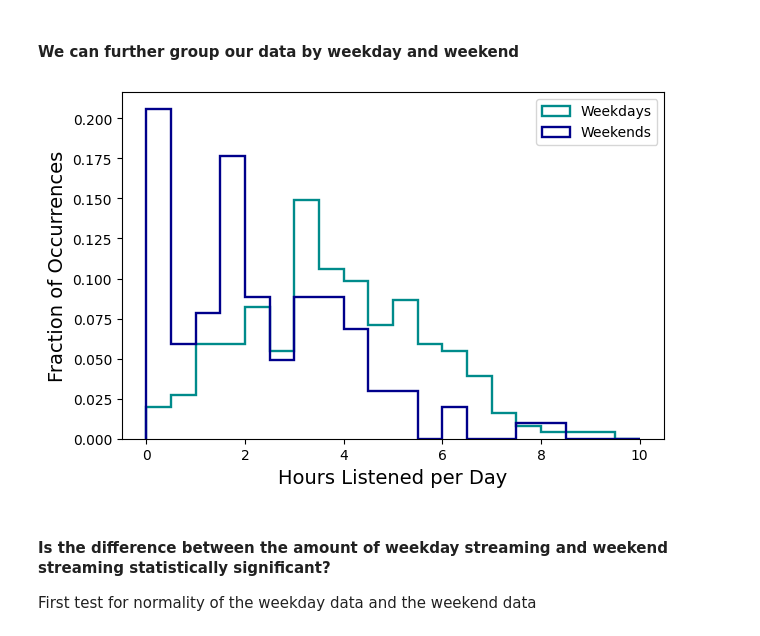
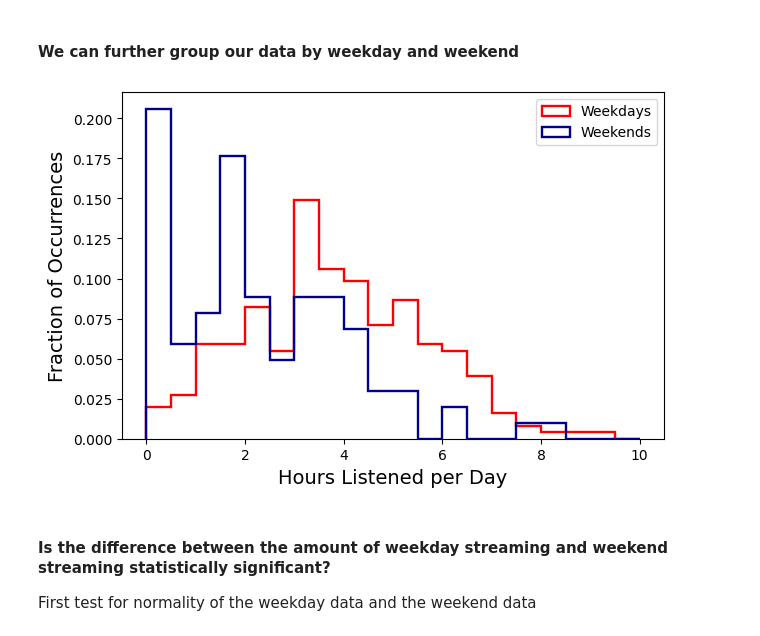
Before and after one commit to JohnMcGrane/Spotify-Analysis, a Jupyter notebook: SPOTIFY.ipynb, the cells around one changed output. Cells and saved outputs as stored; diff of their text form; code cells hidden in the pictures.

```diff
--- a/SPOTIFY.ipynb
+++ b/SPOTIFY.ipynb
@@ -210,18 +265,18 @@ plt.show()
 # %%
 weekends = np.concatenate((weeks[0],weeks[6]))
 weekdays = weeks[1:6].flatten()
 wks = np.ones_like(weekdays)/float(len(weekdays))
 wkds = np.ones_like(weekends)/float(len(weekends))
 plt.style.use('default')
 fig, ax = plt.subplots(figsize=(7,4.5))
-plt.hist(weekdays,bins=20,range=(0,10),color = 'darkcyan',histtype = 'step',label = "Weekdays",weights=wks,linewidth=1.7,bottom = 0.0001)
+plt.hist(weekdays,bins=20,range=(0,10),color = 'red',histtype = 'step',label = "Weekdays",weights=wks,linewidth=1.7,bottom = 0.0001)
 plt.hist(weekends,bins=20,range=(0,10),color = 'darkblue',histtype = 'step',label = "Weekends",weights=wkds,linewidth=1.7,bottom = 0.0001)
 plt.xlabel("Hours Listened per Day",fontsize=14)
 plt.ylabel('Fraction of Occurrences',fontsize=14)
 plt.legend()
 plt.show()
 # %% [output]
-[figure, old version]
+[figure, new version]
 # %% [markdown]
 #### Is the difference between the amount of weekday streaming and weekend streaming statistically significant?
 First test for normality of the weekday data and the weekend data
```
Also changed, not shown: parts of 24 cells of this notebook.
